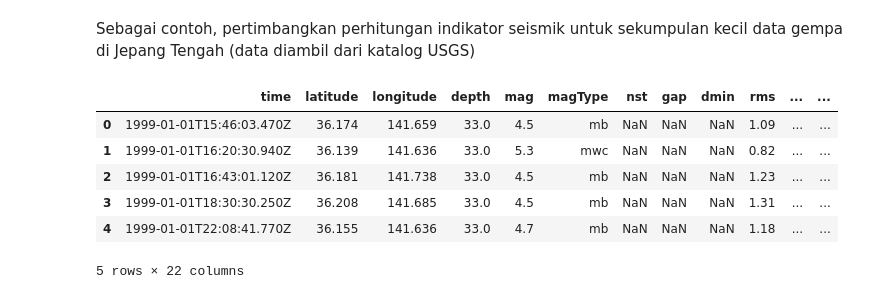
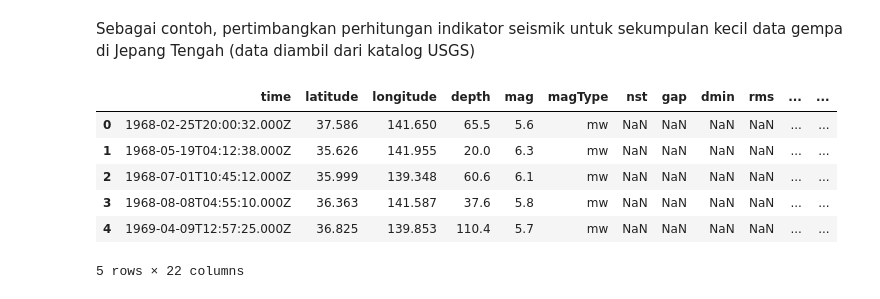
Before and after one commit to arifadli/PhD-Research, a Jupyter notebook: Temporal Analysis/Modified/Adeli and Panakkat seismicity indicators/benchmark Adeli and Panakkat processing.ipynb, the cells around one changed output. Saved outputs shown, nothing was run; the diff lists cells and outputs as text; code cells hidden in the pictures.

```diff
--- a/Temporal Analysis/Modified/Adeli and Panakkat seismicity indicators/benchmark Adeli and Panakkat processing.ipynb
+++ b/Temporal Analysis/Modified/Adeli and Panakkat seismicity indicators/benchmark Adeli and Panakkat processing.ipynb
@@ -90,19 +90,24 @@ def generate_characteristic_features(earthquake_dataset, time_window, lower_boun
     return earthquake_dataset
 # %% [markdown]
 Sebagai contoh, pertimbangkan perhitungan indikator seismik untuk sekumpulan kecil data gempa di Jepang Tengah (data diambil dari katalog USGS)
-# %%
-#импорт "сырого" csv
-japan_raw = pd.read_csv(r'C:\Users\Alyona\Desktop\DATASETS\japan 20 yrs.csv')
-
-japan_raw.head()
-# %% [output]
-|  | time | latitude | longitude | depth | mag | magType | nst | gap | dmin | rms | ... | ... |
-| 0 | 1999-01-01T15:46:03.470Z | 36.174 | 141.659 | 33.0 | 4.5 | mb | NaN | NaN | NaN | 1.09 | ... | ... |
-| 1 | 1999-01-01T16:20:30.940Z | 36.139 | 141.636 | 33.0 | 5.3 | mwc | NaN | NaN | NaN | 0.82 | ... | ... |
-| 2 | 1999-01-01T16:43:01.120Z | 36.181 | 141.738 | 33.0 | 4.5 | mb | NaN | NaN | NaN | 1.23 | ... | ... |
-| 3 | 1999-01-01T18:30:30.250Z | 36.208 | 141.685 | 33.0 | 4.5 | mb | NaN | NaN | NaN | 1.31 | ... | ... |
-| 4 | 1999-01-01T22:08:41.770Z | 36.155 | 141.636 | 33.0 | 4.7 | mb | NaN | NaN | NaN | 1.18 | ... | ... |
-5 rows × 22 columns
+# %%
+#from google.colab import drive
+#drive.mount("/content/drive")
+
+#jika dari dataset github
+dataset = "https://raw.githubusercontent.com/arifadli/DatasetRepository/main/Kaggle/Adeli_Panakkat_Reyes/usgs_japan_1968_2018.csv"
+japan_raw = pd.read_csv(dataset)
+japan_raw.head()
+#df = pd.read_csv(dataset)
+#df.head(5)
+# %% [output]
+|  | time | latitude | longitude | depth | mag | magType | nst | gap | dmin | rms | ... | ... |
+| 0 | 1968-02-25T20:00:32.000Z | 37.586 | 141.650 | 65.5 | 5.6 | mw | NaN | NaN | NaN | NaN | ... | ... |
+| 1 | 1968-05-19T04:12:38.000Z | 35.626 | 141.955 | 20.0 | 6.3 | mw | NaN | NaN | NaN | NaN | ... | ... |
+| 2 | 1968-07-01T10:45:12.000Z | 35.999 | 139.348 | 60.6 | 6.1 | mw | NaN | NaN | NaN | NaN | ... | ... |
+| 3 | 1968-08-08T04:55:10.000Z | 36.363 | 141.587 | 37.6 | 5.8 | mw | NaN | NaN | NaN | NaN | ... | ... |
+| 4 | 1969-04-09T12:57:25.000Z | 36.825 | 139.853 | 110.4 | 5.7 | mw | NaN | NaN | NaN | NaN | ... | ... |
+5 rows × 22 columns
 # %%
 japan_raw['time'] = pd.to_datetime(japan_raw['time'], format='%Y-%m-%dT%H:%M:%S.%fZ')
 jp = sns.distplot(japan_raw[japan_raw['mag']>0]['mag'], kde = False).set_title("Central Japan (all data)")
```
Also changed, not shown: parts of 6 cells of this notebook.
